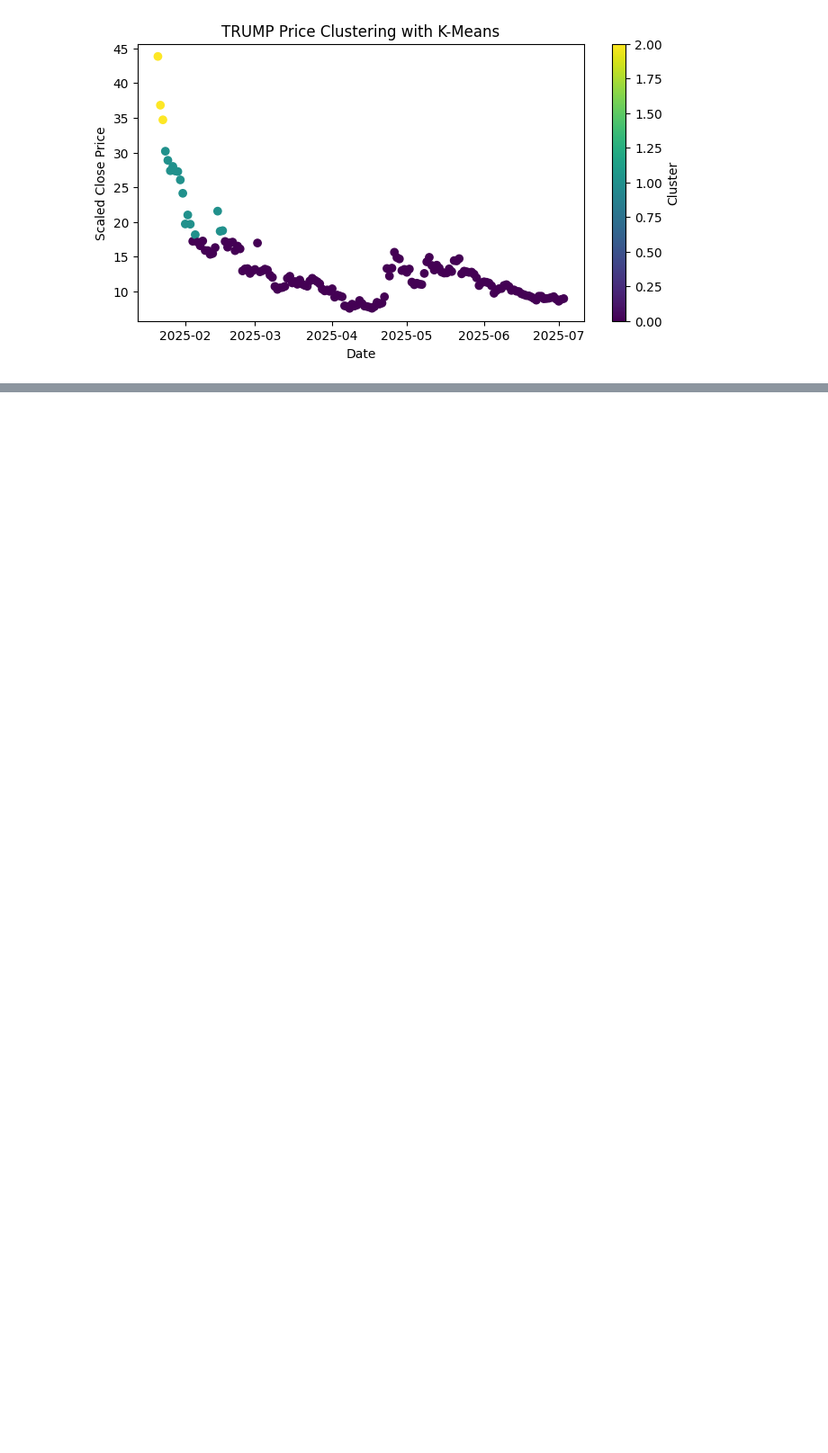
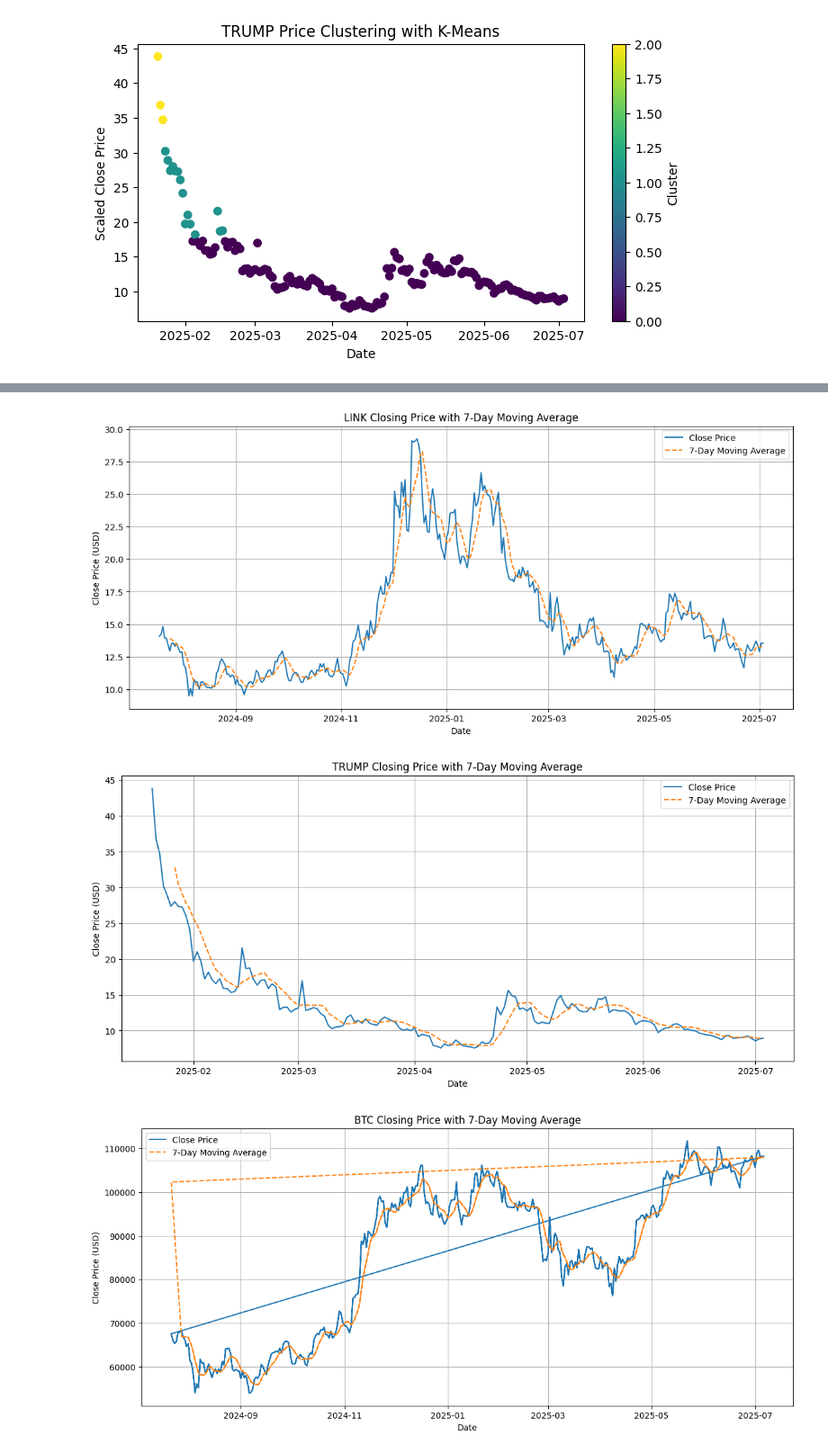
Before and after one commit to Eris-Leksi/-TRUMP-sentiment-analysis, a Jupyter notebook: script.ipynb, the cells around one changed output, grey strips where cells are left out. Shown at 90% size. Cells and saved outputs as stored; diff of their text form; code cells hidden in the pictures; blank space fills up the shorter version.

```diff
--- a/script.ipynb
+++ b/script.ipynb
@@ -365,0 +376,15 @@ K-Means successfully clustered TRUMP and LINK closing prices into three distinct
+# %%
+symbol_btc = 'BTC'
+market = 'USD'
+url_btc = (
+    f'https://www.alphavantage.co/query?function=DIGITAL_CURRENCY_DAILY'
+    f'&symbol={symbol_btc}&market={market}&apikey={API_KEY}&datatype=csv'
+)
+response_btc = requests.get(url_btc)
+data_btc = pd.read_csv(io.StringIO(response_btc.text))
+data_btc['timestamp'] = pd.to_datetime(data_btc['timestamp'])
+data_btc.sort_values('timestamp', inplace=True)
+data_btc.reset_index(drop=True, inplace=True)
+data_btc['coin_type'] = 'BTC'
+
+print("Bitcoin data loaded successfully.")
@@ -365,0 +395,5 @@ K-Means successfully clustered TRUMP and LINK closing prices into three distinct
+# %%
+btc_selected = data_btc[['timestamp', 'open', 'high', 'low', 'close', 'volume', 'coin_type']]
+merged_data = pd.concat([merged_data, btc_selected], ignore_index=True)
+
+print("BTC data merged successfully.")
@@ -365,0 +446,23 @@ K-Means successfully clustered TRUMP and LINK closing prices into three distinct
+# %%
+# Create a dictionary to store transformed DataFrames
+ma_data = {}
+
+for coin in merged_data['coin_type'].unique():
+    df = merged_data[merged_data['coin_type'] == coin].copy()
+    df['MA_7'] = df['close'].rolling(window=7).mean()
+    ma_data[coin] = df
+
+    # Plot Close Price + 7-Day Moving Average
+    plt.figure(figsize=(14,6))
+    plt.plot(df['timestamp'], df['close'], label='Close Price')
+    plt.plot(df['timestamp'], df['MA_7'], label='7-Day Moving Average', linestyle='--')
+    plt.title(f'{coin} Closing Price with 7-Day Moving Average')
+    plt.xlabel('Date')
+    plt.ylabel('Close Price (USD)')
+    plt.legend()
+    plt.grid(True)
+    plt.show()
+# %% [output]
+[figure, added]
+[figure, added]
+[figure, added]
```
Also changed, not shown: parts of 26 cells of this notebook, 1 other file.
